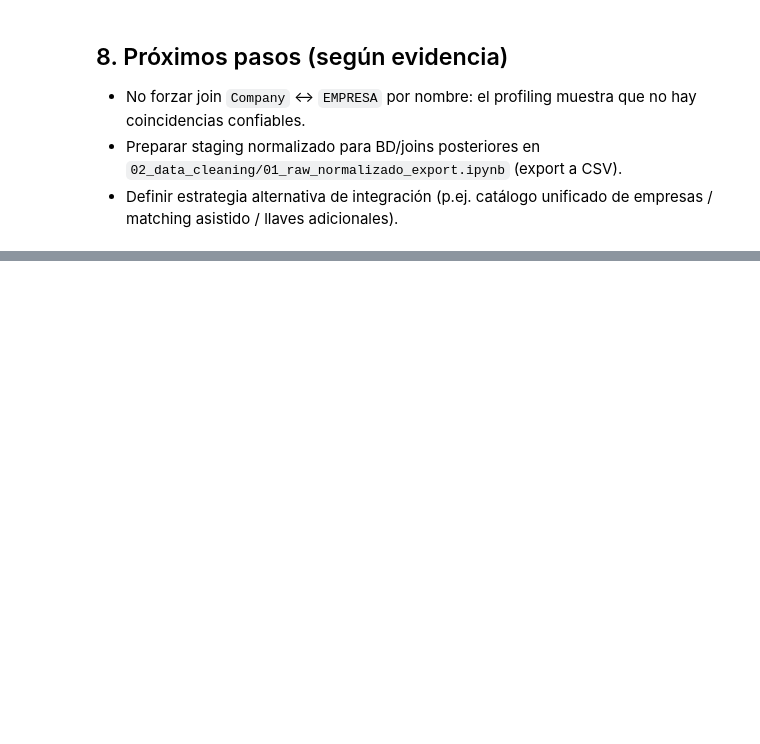
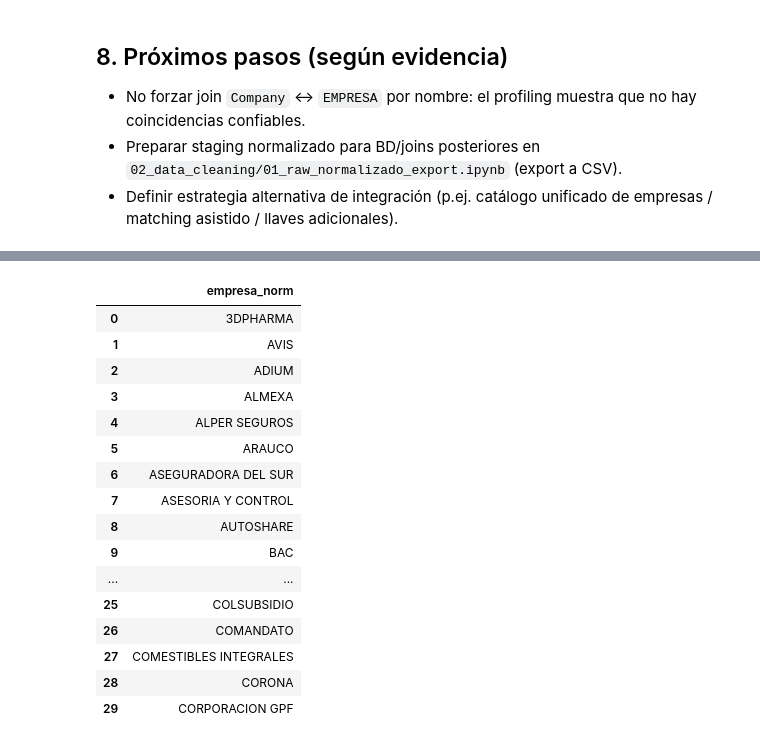
Before and after one commit to OAlbuja/Tesis_Maestria_Inteligencia_Artificial_Aplicada, a Jupyter notebook: Desarrollo_clustering_maestria/01_data_ingestion_enrichment/01_profiling_empresas_profesional_con_matching.ipynb, the cells around one changed output, grey strips where cells are left out. Saved outputs shown, nothing was run; the diff lists cells and outputs as text; code cells hidden in the pictures; blank space fills up the shorter version.

```diff
--- a/Desarrollo_clustering_maestria/01_data_ingestion_enrichment/01_profiling_empresas_profesional_con_matching.ipynb
+++ b/Desarrollo_clustering_maestria/01_data_ingestion_enrichment/01_profiling_empresas_profesional_con_matching.ipynb
@@ -446,0 +453,70 @@ Se rechaza la hipótesis de integración directa.
+# %%
+# --- (A) Universo unificado (union all) de empresas normalizadas ---
+def _normalize_text_for_matching_local(value) -> str:
+    # Reutiliza el estilo de normalización usado en el profiling (sin reglas de negocio).
+    try:
+        return _normalize_for_compare(value)  # definido en la sección 4.b
+    except NameError:
+        # fallback defensivo si se ejecuta esta celda en aislamiento
+        if value is None:
+            return ''
+        if isinstance(value, float) and np.isnan(value):
+            return ''
+        s = str(value).strip()
+        if not s:
+            return ''
+        s = unicodedata.normalize('NFKD', s)
+        s = ''.join(ch for ch in s if not unicodedata.combining(ch))
+        s = s.upper()
+        s = re.sub(r'[^A-Z0-9 ]+', ' ', s)
+        s = re.sub(r'\s+', ' ', s).strip()
+        return s
+
+def _normalize_colkey(name) -> str:
+    s = '' if name is None else str(name)
+    s = unicodedata.normalize('NFKD', s)
+    s = ''.join(ch for ch in s if not unicodedata.combining(ch))
+    s = s.lower().strip()
+    s = re.sub(r'[^a-z0-9]+', '_', s)
+    s = re.sub(r'_+', '_', s).strip('_')
+    return s
+
+def _find_col_by_candidates(df: pd.DataFrame, candidates: list[str]) -> str | None:
+    norm_to_actual = {_normalize_colkey(c): c for c in df.columns}
+    for cand in candidates:
+        k = _normalize_colkey(cand)
+        if k in norm_to_actual:
+            return norm_to_actual[k]
+    return None
+
+def _prep_distinct_series(df: pd.DataFrame, col: str | None) -> pd.Series:
+    if not col or col not in df.columns:
+        return pd.Series(dtype='string')
+    s = df[col].dropna().astype('string')
+    s = s.str.strip()
+    s = s[s != '']
+    s = s.map(_normalize_text_for_matching_local)
+    s = s.replace('', pd.NA).dropna()
+    # distinct dentro de cada fuente
+    return s.drop_duplicates()
+
+# Detectar columna de empresa en cada fuente (robusto a headers)
+leads_company_col = _find_col_by_candidates(df_leads, ['Company', 'EMPRESA', 'Empresa', 'Razon Social', 'Razón Social', 'Nombre Empresa'])
+horas_company_col = _find_col_by_candidates(df_horas, ['EMPRESA', 'Empresa', 'Company', 'CLIENTE', 'Cliente', 'Razon Social', 'Razón Social', 'Nombre Empresa'])
+
+leads_empresas = _prep_distinct_series(df_leads, leads_company_col)
+horas_empresas = _prep_distinct_series(df_horas, horas_company_col)
+
+# union all (concat) luego de distinct por separado
+empresas_union = pd.concat([horas_empresas, leads_empresas], ignore_index=True)
+
+# Para tener un solo conjunto final, deduplicar globalmente
+empresas_union = empresas_union.drop_duplicates().reset_index(drop=True)
+
+df_empresas_union_all = pd.DataFrame({'empresa_norm': empresas_union})
+
+print('Columna LEADS detectada:', leads_company_col)
+print('Columna HORAS detectada:', horas_company_col)
+print('df_empresas_union_all:', df_empresas_union_all.shape)
+display(df_empresas_union_all.head(30))
+# %% [output]
@@ -446,0 +526,17 @@ Se rechaza la hipótesis de integración directa.
+|  | empresa_norm |
+| 0 | 3DPHARMA |
+| 1 | AVIS |
+| 2 | ADIUM |
+| 3 | ALMEXA |
+| 4 | ALPER SEGUROS |
+| 5 | ARAUCO |
+| 6 | ASEGURADORA DEL SUR |
+| 7 | ASESORIA Y CONTROL |
+| 8 | AUTOSHARE |
+| 9 | BAC |
+| ... | ... |
+| 25 | COLSUBSIDIO |
+| 26 | COMANDATO |
+| 27 | COMESTIBLES INTEGRALES |
+| 28 | CORONA |
+| 29 | CORPORACION GPF |
```
Also changed, not shown: parts of 13 cells of this notebook, 11 other files.
